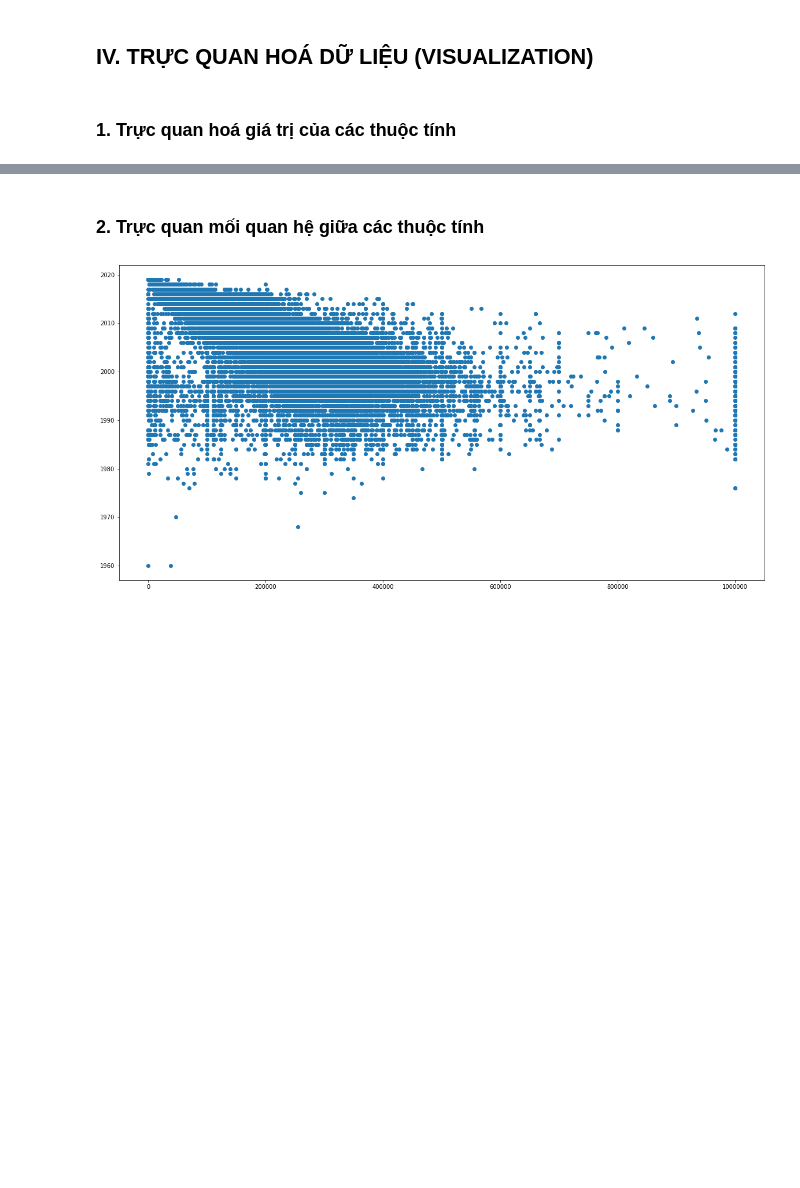
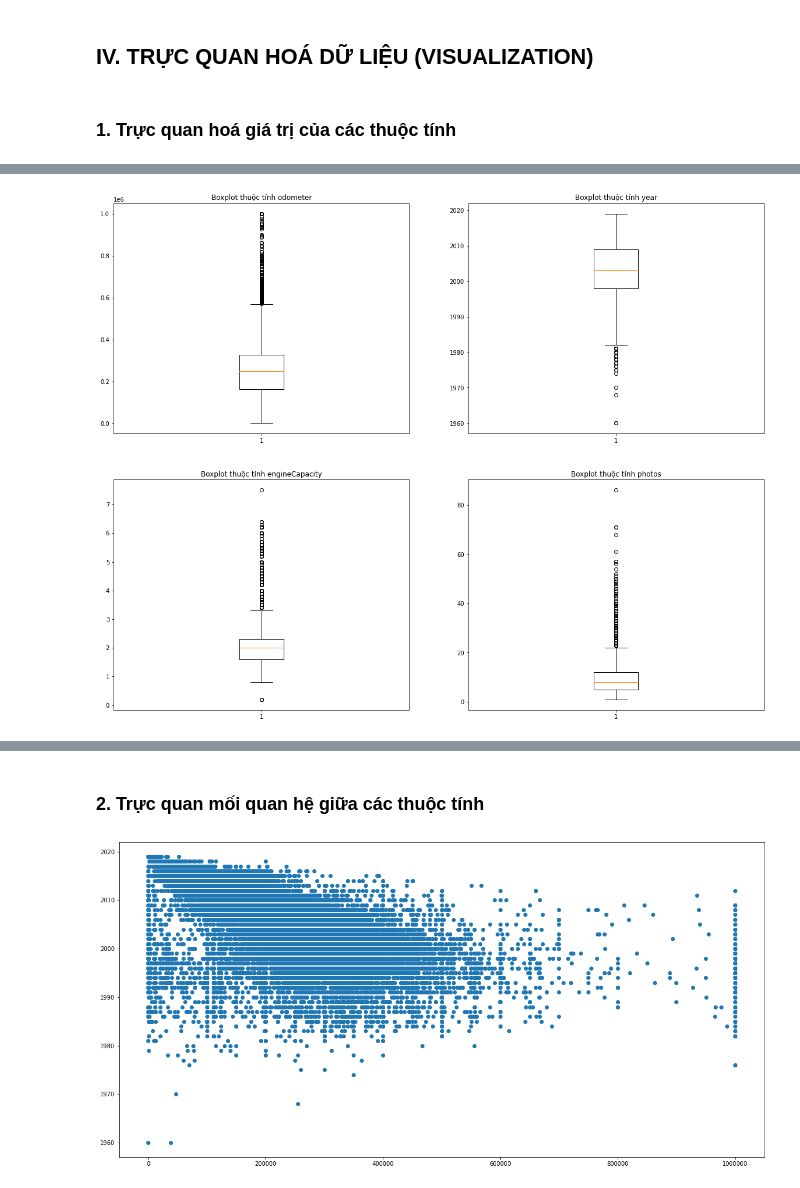
Before and after one commit to NHTN/Mathematical-Statistics-with-Applications, a Jupyter notebook: Project 1/Source/1_Report_P1.ipynb, the cells around one changed output, grey strips where cells are left out. Drawn from its saved outputs; the diff is of its cells as text; code cells hidden in the pictures; blank space fills up the shorter version.

```diff
--- a/Project 1/Source/1_Report_P1.ipynb
+++ b/Project 1/Source/1_Report_P1.ipynb
@@ -421,0 +416,8 @@ plt.show()
+# %%
+plt.figure(figsize=(20,16))
+for i, col in enumerate(['odometer', 'year', 'engineCapacity', 'photos']):
+    plt.subplot(2, 2, i + 1)
+    plt.boxplot(dataX[col])
+    plt.title('Boxplot thuộc tính ' + col)
+# %% [output]
+[figure, added]
```
Also changed, not shown: parts of 30 cells of this notebook.
